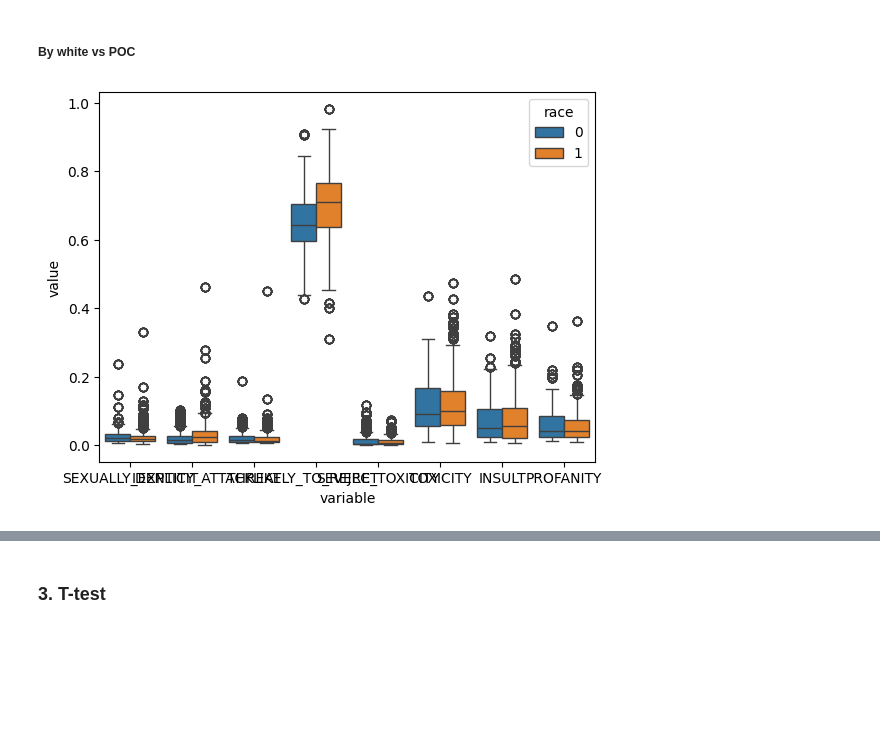
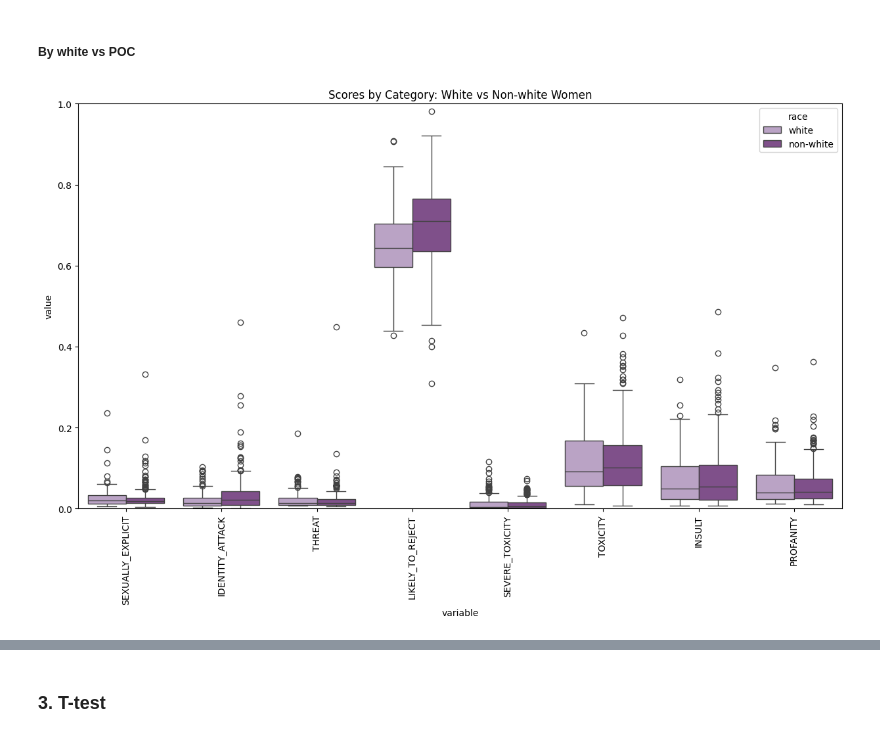
Before and after one commit to tsrogers9/CS315-proj3-group2, a Jupyter notebook: 2-analysis/stance_detection_analysis.ipynb, the cells around one changed output, grey strips where cells are left out. Drawn from its saved outputs; the diff is of its cells as text; code cells hidden in the pictures; blank space fills up the shorter version.

Commit message:
update graphs

```diff
--- a/2-analysis/stance_detection_analysis.ipynb
+++ b/2-analysis/stance_detection_analysis.ipynb
@@ -44,7 +44,7 @@ def flatten_datajson(d_json, gender, col_names_cats):
         for vid in pol_json.keys():
             vid_dict = d_json[politician][vid] # video dictionary (dictionary for one video)
             vid_dict['video_id'] = vid # add key-value for video id
-            vid_df = pd.DataFrame(vid_dict, index=col_names_basic) # convert video dictionary to df
+            vid_df = pd.DataFrame(vid_dict, index=['i',]) # convert video dictionary to df
 
             # add video df to df of a politician's videos if netiher are empty
             try:
@@ -61,6 +61,7 @@ def flatten_datajson(d_json, gender, col_names_cats):
             print(f"{df_pol_vids['politician']} failed to add to dict")
 
     df_vids.loc[:, 'gender'] = gender
+
     return df_vids
 # %%
 str(date.today()).replace('-','_')
@@ -161,13 +194,21 @@ plot_stance_by_gender(male_federal_avgs, fem_federal_avgs)
 # %% [markdown]
 #### By politician
 # %%
-def plot_side_by_side(multi_poli_df, identify):
+all_categories = ['SEXUALLY_EXPLICIT', 'IDENTITY_ATTACK', 'THREAT', 'LIKELY_TO_REJECT', 'SEVERE_TOXICITY', 'TOXICITY', 'INSULT','PROFANITY']
+palette = sns.color_palette('PRGn')
+
+def plot_side_by_side(multi_poli_df, identify, categories, title, ylim, palette_in):
     """
     Input: multi_poli_df - df with columns for each stance, identify - string identifying feature in the df by which you want to plot
     """
-    long =  pd.melt(multi_poli_df, id_vars=[identify], value_vars=['SEXUALLY_EXPLICIT', 'IDENTITY_ATTACK', 'THREAT',
-       'LIKELY_TO_REJECT', 'SEVERE_TOXICITY', 'TOXICITY', 'INSULT','PROFANITY'])
-    ax = sns.boxplot(x="variable", y="value", hue=identify, data=long)  # RUN PLOT
+    long =  pd.melt(multi_poli_df, id_vars=[identify], value_vars=categories)
+
+    plt.figure(figsize=(15,8))
+    ax = sns.boxplot(x="variable", y="value", hue=identify, data=long, palette=palette_in)  # RUN PLOT
+    ax.set_xticklabels(ax.get_xticklabels(),rotation=90)
+    plt.title(title)
+    plt.ylim(0, ylim)
+
     plt.show()
 
     plt.clf()
@@ -182,0 +216,2 @@ plot_side_by_side(df_male_federal, 'politician')
+# %%
+fem_palette = [palette[1], palette[0]]
@@ -198,7 +237,7 @@ def assign_race(df_gender, gender):
     elif gender == 'male':
         poc_list = ['corybooker', 'robertgarcia', 'repbowman', 'troyc4congress', 'repcasar', 'repmaxwellfrost', 'colinallredtx', 'congressmancardenas', 'repmarktakano', 'stevenahorsford']
 
-    df_gender['race'] = df_gender['politician'].apply(lambda x: 1 if x in poc_list else 0)
+    df_gender['race'] = df_gender['politician'].apply(lambda x: 'non-white' if x in poc_list else 'white')
 
     return df_gender
 # %%
@@ -206,6 +245,6 @@ df_female_federal_race = assign_race(df_female_federal, 'female')
 df_male_federal_race = assign_race(df_male_federal, 'male')
 # %%
 # Females: white vs POC
-plot_side_by_side(df_female_federal_race, 'race')
+plot_side_by_side(df_female_federal_race, 'race', all_categories, "Scores by Category: White vs Non-white Women", 1, fem_palette) # white = 0
 # %% [output]
-[figure, old version]
+[figure, new version]
```
Also changed, not shown: parts of 44 cells of this notebook, 2 other files.
